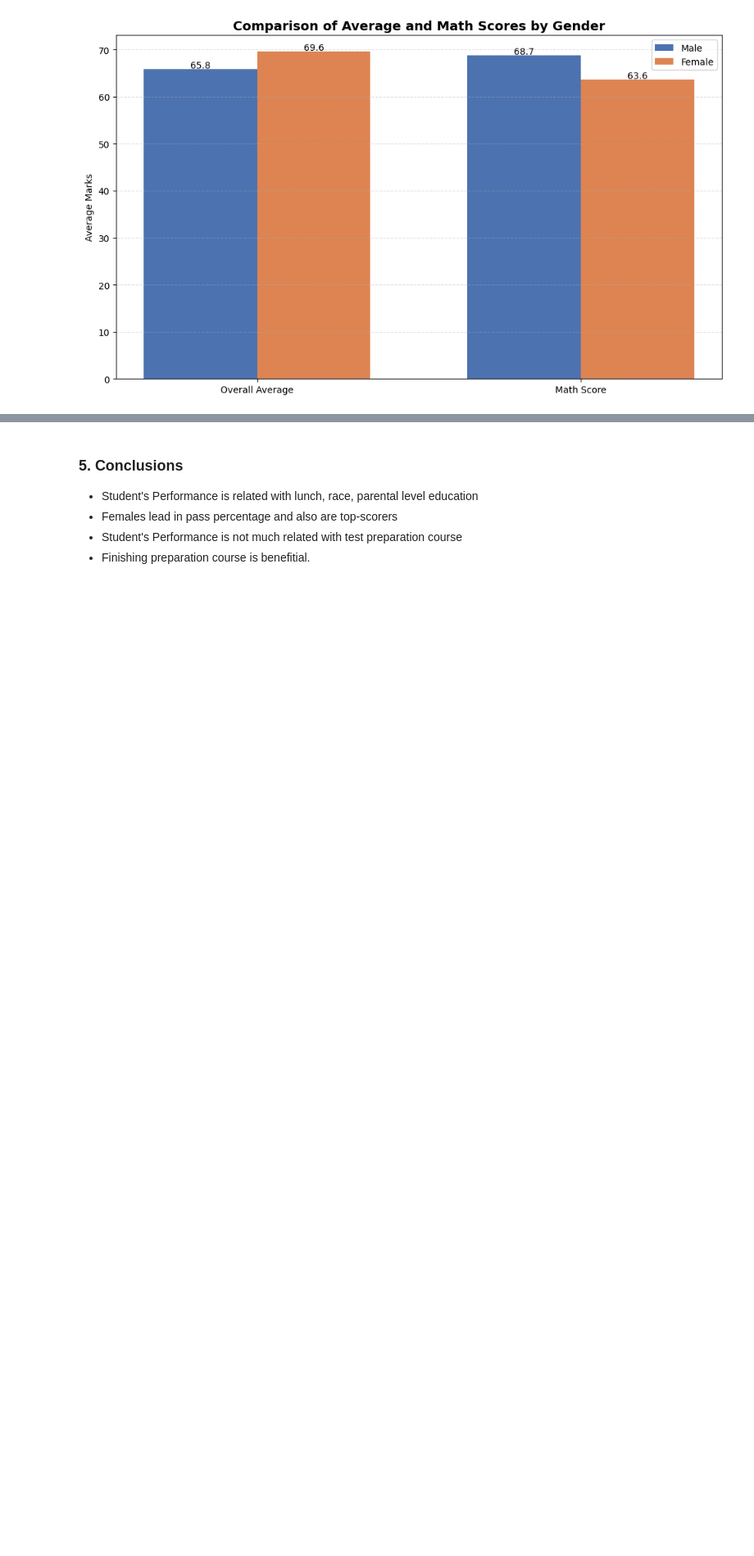
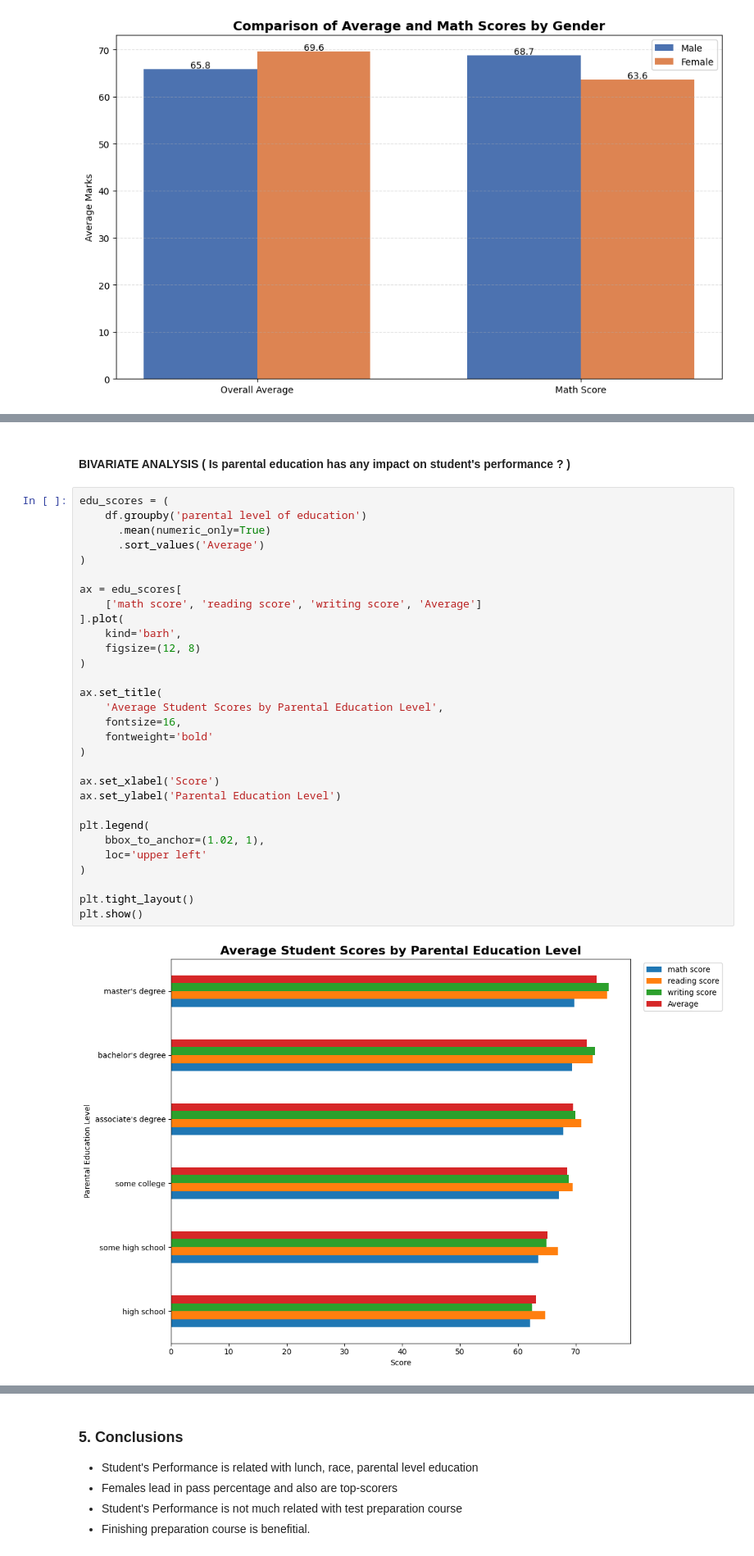
Before and after one commit to Sristi101/ml-projects, a Jupyter notebook: notebook/Student-Performance-EDA.ipynb, the cells around one changed output, grey strips where cells are left out. Shown at 82% size. Cells and saved outputs as stored; diff of their text form; blank space fills up the shorter version.

```diff
--- a/notebook/Student-Performance-EDA.ipynb
+++ b/notebook/Student-Performance-EDA.ipynb
@@ -362,0 +434,34 @@ plt.show()
+# %% [markdown]
+#### BIVARIATE ANALYSIS ( Is parental education has any impact on student's performance ? )
+# %%
+edu_scores = (
+    df.groupby('parental level of education')
+      .mean(numeric_only=True)
+      .sort_values('Average')
+)
+
+ax = edu_scores[
+    ['math score', 'reading score', 'writing score', 'Average']
+].plot(
+    kind='barh',
+    figsize=(12, 8)
+)
+
+ax.set_title(
+    'Average Student Scores by Parental Education Level',
+    fontsize=16,
+    fontweight='bold'
+)
+
+ax.set_xlabel('Score')
+ax.set_ylabel('Parental Education Level')
+
+plt.legend(
+    bbox_to_anchor=(1.02, 1),
+    loc='upper left'
+)
+
+plt.tight_layout()
+plt.show()
+# %% [output]
+[figure, added]
```
Also changed, not shown: parts of 19 cells of this notebook.
